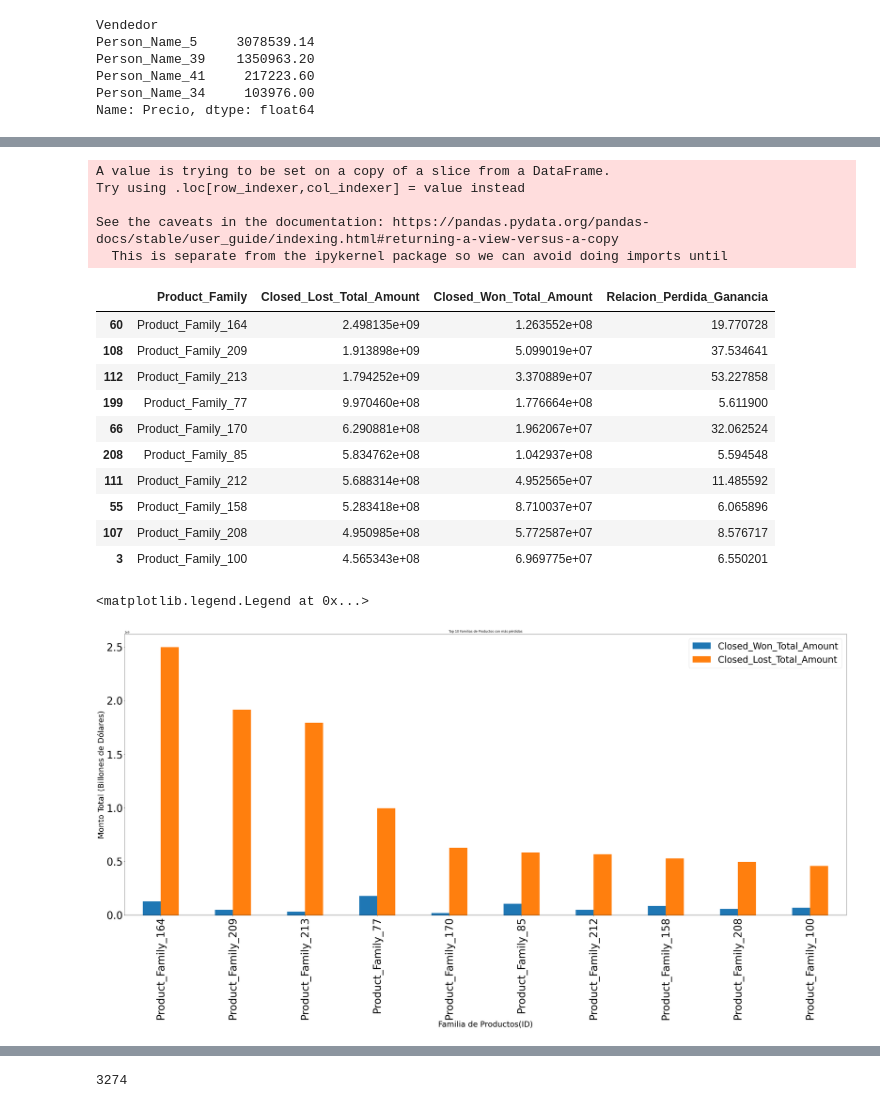
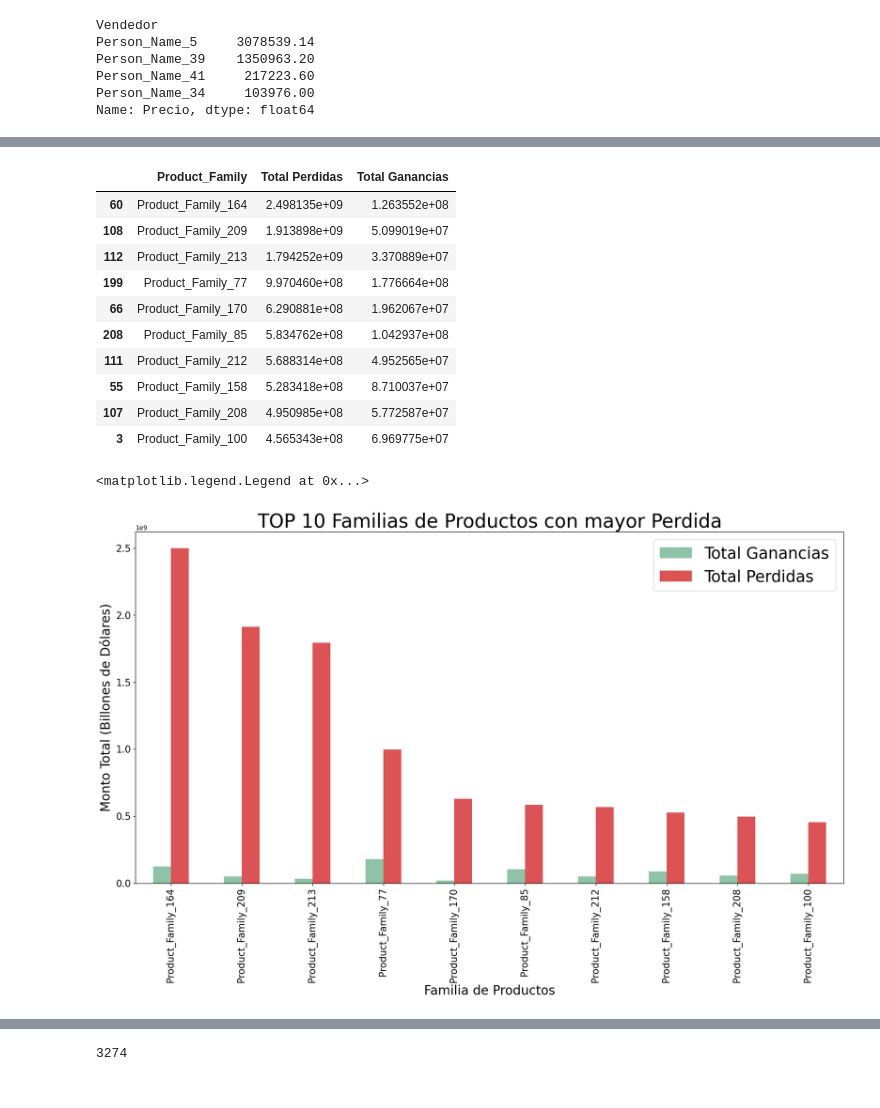
Before and after one commit to joaquinhojman/Entrenamieto_ECI_2020, a Jupyter notebook: TP1.ipynb, the cells around one changed output, grey strips where cells are left out. Drawn from its saved outputs; the diff is of its cells as text; code cells hidden in the pictures.

```diff
--- a/TP1.ipynb
+++ b/TP1.ipynb
@@ -100 +134,7 @@ df_frio_frio['Planned_Delivery_End_Date'] = pd.to_datetime(df_frio_frio['Planned
+# %%
+df_frio_frio.loc[filtro_USD, 'USD_Total_Amount'] = df_frio_frio.loc[filtro_USD, 'Total_Amount']*change_USD
+df_frio_frio.loc[filtro_EUR, 'USD_Total_Amount'] = df_frio_frio.loc[filtro_EUR, 'Total_Amount']*change_EUR
+df_frio_frio.loc[filtro_AUD, 'USD_Total_Amount'] = df_frio_frio.loc[filtro_AUD, 'Total_Amount']*change_AUD
+df_frio_frio.loc[filtro_JPY, 'USD_Total_Amount'] = df_frio_frio.loc[filtro_JPY, 'Total_Amount']*change_JPY
+df_frio_frio.loc[filtro_GBP, 'USD_Total_Amount'] = df_frio_frio.loc[filtro_GBP, 'Total_Amount']*change_GBP
 # %%
@@ -345,0 +392,5 @@ Text(0, 0.5, 'Ventas exitosas')
+# %%
+df_changed = df_frio_frio.loc[:, ['Stage', 'Opportunity_ID', 'USD_Total_Amount']]
+df_changed_exitos = df_changed[df_changed['Stage'] == 'Closed Won']
+agrupado_por_op_ID = df_changed_exitos.groupby('Opportunity_ID').agg({'USD_Total_Amount' : 'sum'})
+agrupado_por_op_ID = agrupado_por_op_ID.reset_index()
@@ -1227,8 +1312,8 @@ Text(0, 0.5, 'Region')
 # %%
 df_changed['Product_Family']= df_frio_frio['Product_Family']
 # %%
-totalVendidoPorFamilia = df_changed.groupby(['Product_Family', 'Stage']).agg({'Total_Amount':'sum'}).unstack()
-totalVendidoPorFamilia.columns=['Closed_Lost_Total_Amount','Closed_Won_Total_Amount','Negotiation_Total_Amount','Proposal_Total_Amount','Qualification_Total_Amount']
+totalVendidoPorFamilia = df_changed.groupby(['Product_Family', 'Stage']).agg({'USD_Total_Amount':'sum'}).unstack()
+totalVendidoPorFamilia.columns=['Total Perdidas','Total Ganancias','Negotiation_Total_Amount','Proposal_Total_Amount','Qualification_Total_Amount']
 totalVendidoPorFamilia.reset_index(inplace=True)
 totalVendidoPorFamilia
 # %% [output]
@@ -1247,34 +1332,28 @@ totalVendidoPorFamilia
 227 rows × 6 columns
 # %%
 #Las 10 familias de productos con mas perdidas
-masPerdidasPorFamilia = totalVendidoPorFamilia[['Product_Family','Closed_Lost_Total_Amount','Closed_Won_Total_Amount']]
-masPerdidasPorFamilia['Relacion_Perdida_Ganancia'] = totalVendidoPorFamilia['Closed_Lost_Total_Amount']/totalVendidoPorFamilia['Closed_Won_Total_Amount']
-masPerdidasPorFamilia.nlargest(10,'Closed_Lost_Total_Amount')
+masPerdidasPorFamilia = totalVendidoPorFamilia[['Product_Family','Total Perdidas','Total Ganancias']]
+masPerdidasPorFamilia.nlargest(10,'Total Perdidas')
 # %% [output]
-A value is trying to be set on a copy of a slice from a DataFrame.
-Try using .loc[row_indexer,col_indexer] = value instead
-
-See the caveats in the documentation: https://pandas.pydata.org/pandas-docs/stable/user_guide/indexing.html#returning-a-view-versus-a-copy
-  This is separate from the ipykernel package so we can avoid doing imports until
-|  | Product_Family | Closed_Lost_Total_Amount | Closed_Won_Total_Amount | Relacion_Perdida_Ganancia |
-| 60 | Product_Family_164 | 2.498135e+09 | 1.263552e+08 | 19.770728 |
-| 108 | Product_Family_209 | 1.913898e+09 | 5.099019e+07 | 37.534641 |
-| 112 | Product_Family_213 | 1.794252e+09 | 3.370889e+07 | 53.227858 |
-| 199 | Product_Family_77 | 9.970460e+08 | 1.776664e+08 | 5.611900 |
-| 66 | Product_Family_170 | 6.290881e+08 | 1.962067e+07 | 32.062524 |
-| 208 | Product_Family_85 | 5.834762e+08 | 1.042937e+08 | 5.594548 |
-| 111 | Product_Family_212 | 5.688314e+08 | 4.952565e+07 | 11.485592 |
-| 55 | Product_Family_158 | 5.283418e+08 | 8.710037e+07 | 6.065896 |
-| 107 | Product_Family_208 | 4.950985e+08 | 5.772587e+07 | 8.576717 |
-| 3 | Product_Family_100 | 4.565343e+08 | 6.969775e+07 | 6.550201 |
+|  | Product_Family | Total Perdidas | Total Ganancias |
+| 60 | Product_Family_164 | 2.498135e+09 | 1.263552e+08 |
+| 108 | Product_Family_209 | 1.913898e+09 | 5.099019e+07 |
+| 112 | Product_Family_213 | 1.794252e+09 | 3.370889e+07 |
+| 199 | Product_Family_77 | 9.970460e+08 | 1.776664e+08 |
+| 66 | Product_Family_170 | 6.290881e+08 | 1.962067e+07 |
+| 208 | Product_Family_85 | 5.834762e+08 | 1.042937e+08 |
+| 111 | Product_Family_212 | 5.688314e+08 | 4.952565e+07 |
+| 55 | Product_Family_158 | 5.283418e+08 | 8.710037e+07 |
+| 107 | Product_Family_208 | 4.950985e+08 | 5.772587e+07 |
+| 3 | Product_Family_100 | 4.565343e+08 | 6.969775e+07 |
 # %%
-grafico = masPerdidasPorFamilia.nlargest(10,'Closed_Lost_Total_Amount')[['Product_Family','Closed_Won_Total_Amount','Closed_Lost_Total_Amount']].plot.bar(x='Product_Family',figsize=(50,20), fontsize = 40)
-grafico.set_title('Top 10 Familias de Productos con más pérdidas')
-grafico.set_xlabel('Familia de Productos(ID)', fontsize = 30)
-grafico.set_ylabel('Monto Total (Billones de Dólares)', fontsize = 30)
-grafico.legend(prop={'size': 35})
+grafico = masPerdidasPorFamilia.nlargest(10,'Total Perdidas')[['Product_Family','Total Ganancias','Total Perdidas']].plot.bar(x='Product_Family',figsize=(20,10), fontsize =15, color=['#8EC3A7','#DC5356'])
+grafico.set_xlabel('Familia de Productos', fontsize = 20)
+grafico.set_ylabel('Monto Total (Billones de Dólares)', fontsize = 20)
+grafico.set_title(label='TOP 10 Familias de Productos con mayor Perdida', fontsize=30)
+grafico.legend(prop={'size': 25})
 # %% [output]
 <matplotlib.legend.Legend at 0x...>
-[figure, old version]
+[figure, new version]
 # %%
 #Las 10 familias de productos con mas ganancias
```
Also changed, not shown: parts of 258 cells of this notebook.
